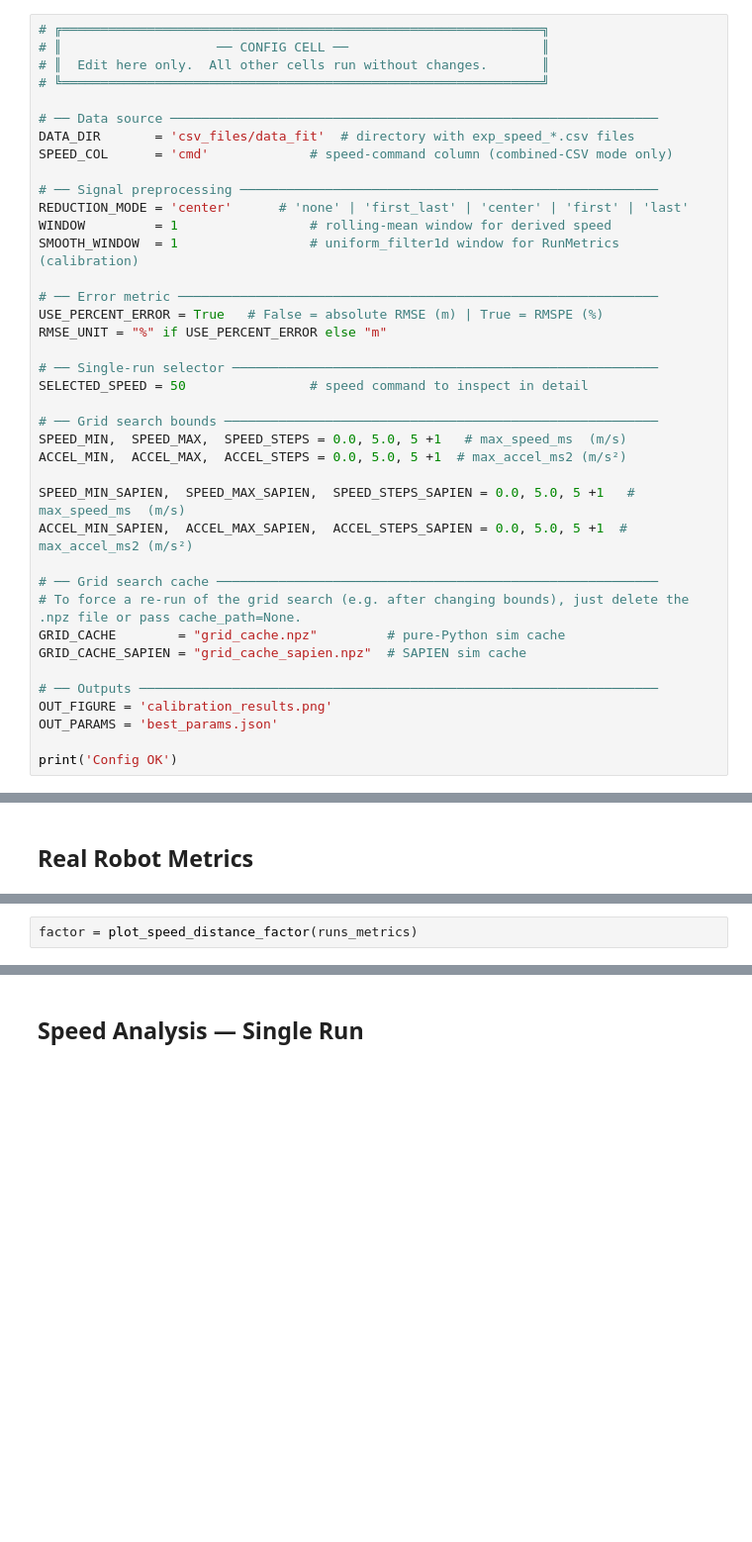
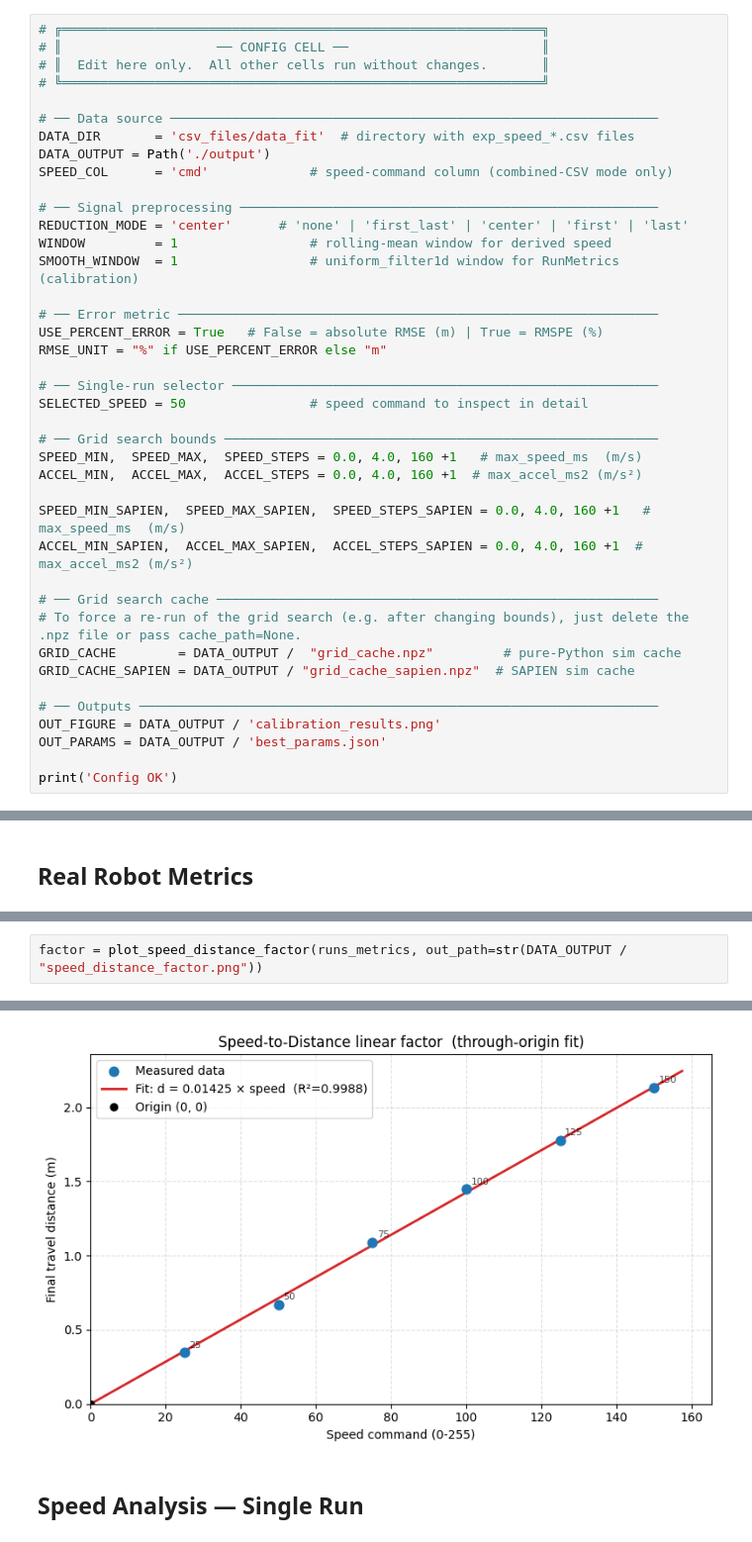
Before and after one commit to neribia/ReLOOP_RLive, a Jupyter notebook: notebooks/graphs/physic_sim2real.ipynb, the cells around one changed output, grey strips where cells are left out. Shown at 99% size. Saved outputs shown, nothing was run; the diff lists cells and outputs as text; blank space fills up the shorter version.

```diff
--- a/notebooks/graphs/physic_sim2real.ipynb
+++ b/notebooks/graphs/physic_sim2real.ipynb
@@ -47,6 +50,7 @@ print('Imports OK')
 
 # ── Data source ───────────────────────────────────────────────────────────────
 DATA_DIR       = 'csv_files/data_fit'  # directory with exp_speed_*.csv files
+DATA_OUTPUT = Path('./output')
 SPEED_COL      = 'cmd'             # speed-command column (combined-CSV mode only)
 
 # ── Signal preprocessing ──────────────────────────────────────────────────────
@@ -62,19 +66,19 @@ RMSE_UNIT = "%" if USE_PERCENT_ERROR else "m"
 SELECTED_SPEED = 50                # speed command to inspect in detail
 
 # ── Grid search bounds ────────────────────────────────────────────────────────
-SPEED_MIN,  SPEED_MAX,  SPEED_STEPS = 0.0, 5.0, 5 +1   # max_speed_ms  (m/s)
-ACCEL_MIN,  ACCEL_MAX,  ACCEL_STEPS = 0.0, 5.0, 5 +1  # max_accel_ms2 (m/s²)
+SPEED_MIN,  SPEED_MAX,  SPEED_STEPS = 0.0, 4.0, 160 +1   # max_speed_ms  (m/s)
+ACCEL_MIN,  ACCEL_MAX,  ACCEL_STEPS = 0.0, 4.0, 160 +1  # max_accel_ms2 (m/s²)
 
-SPEED_MIN_SAPIEN,  SPEED_MAX_SAPIEN,  SPEED_STEPS_SAPIEN = 0.0, 5.0, 5 +1   # max_speed_ms  (m/s)
-ACCEL_MIN_SAPIEN,  ACCEL_MAX_SAPIEN,  ACCEL_STEPS_SAPIEN = 0.0, 5.0, 5 +1  # max_accel_ms2 (m/s²)
+SPEED_MIN_SAPIEN,  SPEED_MAX_SAPIEN,  SPEED_STEPS_SAPIEN = 0.0, 4.0, 160 +1   # max_speed_ms  (m/s)
+ACCEL_MIN_SAPIEN,  ACCEL_MAX_SAPIEN,  ACCEL_STEPS_SAPIEN = 0.0, 4.0, 160 +1  # max_accel_ms2 (m/s²)
 
 # ── Grid search cache ─────────────────────────────────────────────────────────
 # To force a re-run of the grid search (e.g. after changing bounds), just delete the .npz file or pass cache_path=None.
-GRID_CACHE        = "grid_cache.npz"         # pure-Python sim cache
-GRID_CACHE_SAPIEN = "grid_cache_sapien.npz"  # SAPIEN sim cache
+GRID_CACHE        = DATA_OUTPUT /  "grid_cache.npz"         # pure-Python sim cache
+GRID_CACHE_SAPIEN = DATA_OUTPUT / "grid_cache_sapien.npz"  # SAPIEN sim cache
 
 # ── Outputs ───────────────────────────────────────────────────────────────────
-OUT_FIGURE = 'calibration_results.png'
-OUT_PARAMS = 'best_params.json'
+OUT_FIGURE = DATA_OUTPUT / 'calibration_results.png'
+OUT_PARAMS = DATA_OUTPUT / 'best_params.json'
 
 print('Config OK')
@@ -99,2 +122,3 @@ print_metrics_table(runs_metrics)
 # %%
-factor = plot_speed_distance_factor(runs_metrics)
+factor = plot_speed_distance_factor(runs_metrics, out_path=str(DATA_OUTPUT / "speed_distance_factor.png"))
+# %% [output]
@@ -101,3 +131,4 @@ factor = plot_speed_distance_factor(runs_metrics)
+[figure, added]
 # %% [markdown]
 ## Speed Analysis — Single Run
 # %%
```
Also changed, not shown: parts of 21 cells of this notebook, 8 other files.
